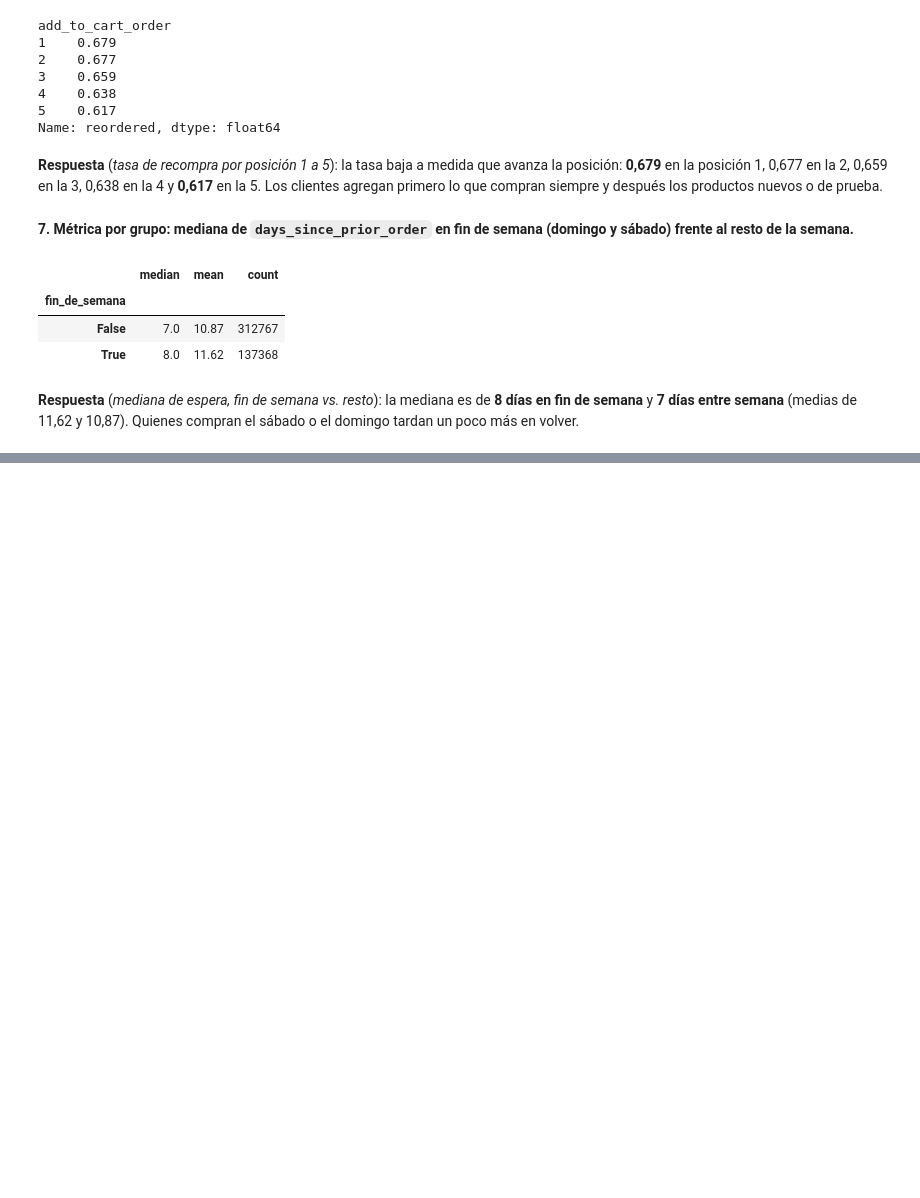
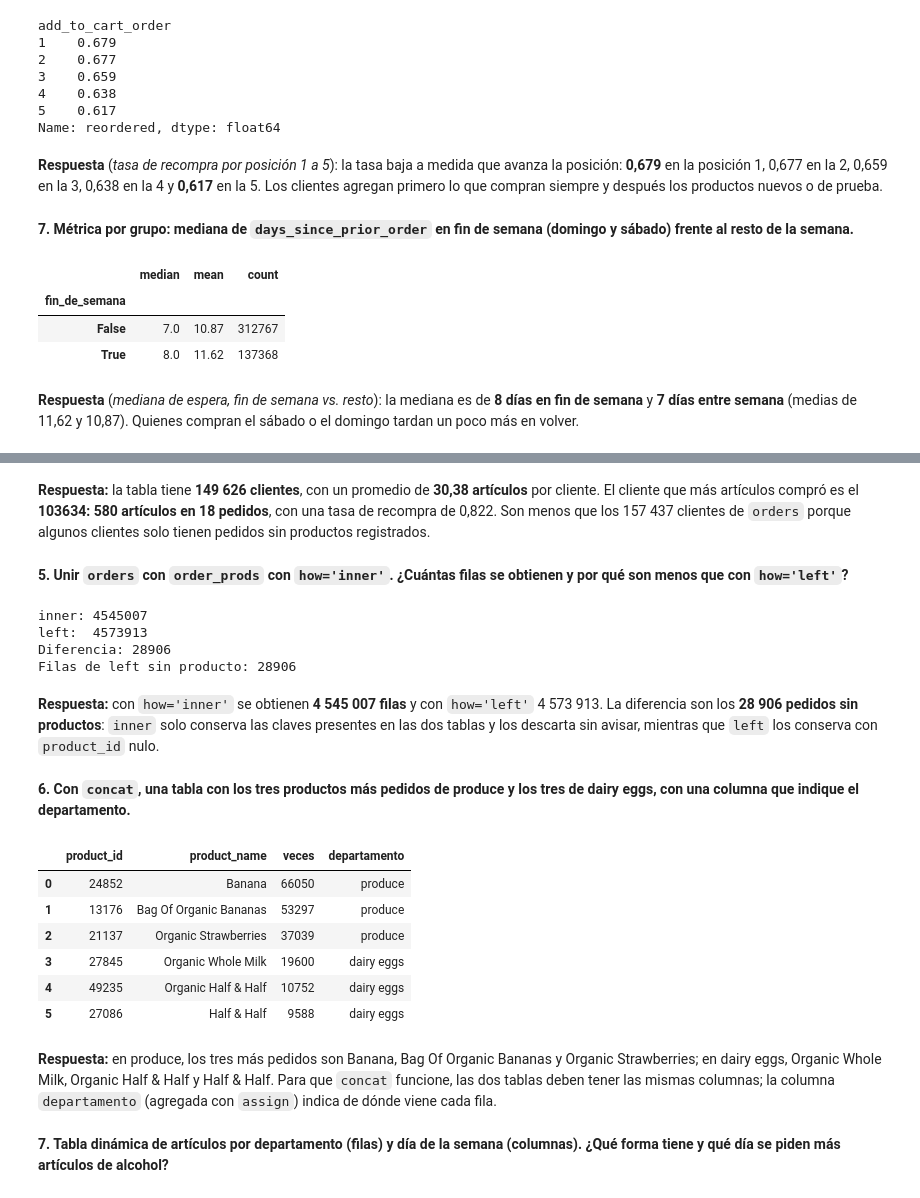
Before and after one commit to juancamilomontes/exploracion-instacart-pandas, a Jupyter notebook: notebooks/pandas_labs.ipynb, the cells around one changed output, grey strips where cells are left out. Saved outputs shown, nothing was run; the diff lists cells and outputs as text; code cells hidden in the pictures; blank space fills up the shorter version.

```diff
--- a/notebooks/pandas_labs.ipynb
+++ b/notebooks/pandas_labs.ipynb
@@ -698,0 +759,13 @@ orders.groupby(fin_de_semana)['days_since_prior_order'].agg(['median', 'mean', '
+# %%
+filas_inicio = len(order_prods)
+
+maestra = order_prods.merge(products, on='product_id', how='left', validate='m:1')
+print('+ products   ', maestra.shape)
+maestra = maestra.merge(aisles, on='aisle_id', how='left', validate='m:1')
+print('+ aisles     ', maestra.shape)
+maestra = maestra.merge(departments, on='department_id', how='left', validate='m:1')
+print('+ departments', maestra.shape)
+maestra = maestra.merge(orders, on='order_id', how='left', validate='m:1')
+print('+ orders     ', maestra.shape)
+
+assert len(maestra) == filas_inicio
@@ -698,0 +1023,44 @@ orders.groupby(fin_de_semana)['days_since_prior_order'].agg(['median', 'mean', '
+# %% [markdown]
+**Respuesta:** la tabla tiene **149 626 clientes**, con un promedio de **30,38 artículos** por cliente. El cliente que más artículos compró es el **103634: 580 artículos en 18 pedidos**, con una tasa de recompra de 0,822. Son menos que los 157 437 clientes de `orders` porque algunos clientes solo tienen pedidos sin productos registrados.
+# %% [markdown]
+**5. Unir `orders` con `order_prods` con `how='inner'`. ¿Cuántas filas se obtienen y por qué son menos que con `how='left'`?**
+# %%
+union_inner = orders.merge(order_prods, on='order_id', how='inner', validate='1:m')
+union_left = orders.merge(order_prods, on='order_id', how='left', validate='1:m')
+print('inner:', len(union_inner))
+print('left: ', len(union_left))
+print('Diferencia:', len(union_left) - len(union_inner))
+print('Filas de left sin producto:', union_left['product_id'].isna().sum())
+del union_inner, union_left
+# %% [output]
+inner: 4545007
+left:  4573913
+Diferencia: 28906
+Filas de left sin producto: 28906
+# %% [markdown]
+**Respuesta:** con `how='inner'` se obtienen **4 545 007 filas** y con `how='left'` 4 573 913. La diferencia son los **28 906 pedidos sin productos**: `inner` solo conserva las claves presentes en las dos tablas y los descarta sin avisar, mientras que `left` los conserva con `product_id` nulo.
+# %% [markdown]
+**6. Con `concat`, una tabla con los tres productos más pedidos de produce y los tres de dairy eggs, con una columna que indique el departamento.**
+# %%
+def top_departamento(depto, n=3):
+    return (maestra[maestra['department'] == depto]
+            .groupby(['product_id', 'product_name']).size()
+            .nlargest(n)
+            .reset_index(name='veces')
+            .assign(departamento=depto))
+
+top_produce_dairy = pd.concat([top_departamento('produce'), top_departamento('dairy eggs')],
+                              ignore_index=True)
+top_produce_dairy
+# %% [output]
+|  | product_id | product_name | veces | departamento |
+| 0 | 24852 | Banana | 66050 | produce |
+| 1 | 13176 | Bag Of Organic Bananas | 53297 | produce |
+| 2 | 21137 | Organic Strawberries | 37039 | produce |
+| 3 | 27845 | Organic Whole Milk | 19600 | dairy eggs |
+| 4 | 49235 | Organic Half & Half | 10752 | dairy eggs |
+| 5 | 27086 | Half & Half | 9588 | dairy eggs |
+# %% [markdown]
+**Respuesta:** en produce, los tres más pedidos son Banana, Bag Of Organic Bananas y Organic Strawberries; en dairy eggs, Organic Whole Milk, Organic Half & Half y Half & Half. Para que `concat` funcione, las dos tablas deben tener las mismas columnas; la columna `departamento` (agregada con `assign`) indica de dónde viene cada fila.
+# %% [markdown]
+**7. Tabla dinámica de artículos por departamento (filas) y día de la semana (columnas). ¿Qué forma tiene y qué día se piden más artículos de alcohol?**
```
Also changed, not shown: parts of 49 cells of this notebook, 4 other files.
